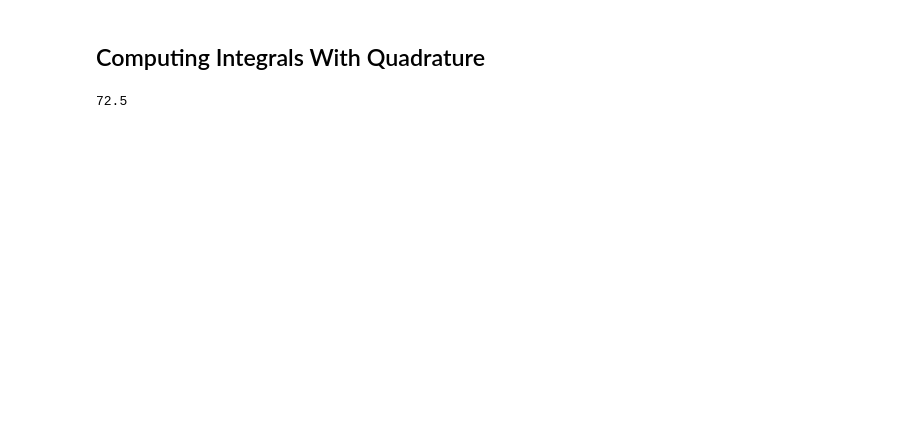
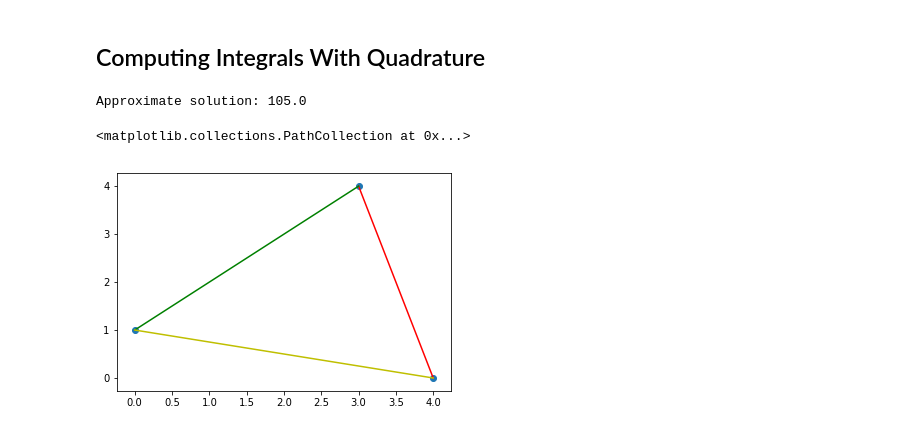
Before and after one commit to pots7878/computational_geometry, a Jupyter notebook: Lab 6 Computational Geometry.ipynb, the cells around one changed output. Saved outputs shown, nothing was run; the diff lists cells and outputs as text; code cells hidden in the pictures; blank space fills up the shorter version.

```diff
--- a/Lab 6 Computational Geometry.ipynb
+++ b/Lab 6 Computational Geometry.ipynb
@@ -148,6 +178,11 @@ Approximate solution 72.51155374803781
 ## Computing Integrals With Quadrature
 # %%
 def quadrature(A, B, C, f, method):
+    """
+    This function computes the quadrature points using the change of
+    coordinates method for a general triangle and approximates the integral
+    with the quadrature formula.
+    """
 
     #calculate the area of the triangle given the verices
     a = area(A, B, C)
@@ -184,11 +219,18 @@ def quadrature(A, B, C, f, method):
 
         approx = abs(a)*np.sum(w*f(X,Y))
 
-    return np.round(approx,1)
+    return np.round(approx,1), X, Y
-# %%
-f = lambda x, y: np.power(x, 2) + np.power(y, 2)
-
-q = quadrature(A, B, C, f, 2)
-print(q)
-# %% [output]
-72.5
+# %%
+#approximation of the integral using the second order quadrature method n = 6
+q, X, Y = quadrature(A, B, C, f, 1)
+print('Approximate solution:', q)
+
+#plot the quadrature points and include the edges of the triangle in the plot
+plt.plot((A[0],B[0]),(A[1],B[1]), color='r')
+plt.plot((B[0],C[0]),(B[1],C[1]), color='g')
+plt.plot((A[0],C[0]),(A[1],C[1]), color='y')
+plt.scatter(X, Y)
+# %% [output]
+Approximate solution: 105.0
+<matplotlib.collections.PathCollection at 0x...>
+[figure, added]
```
Also changed, not shown: parts of 13 cells of this notebook, 1 other file.
